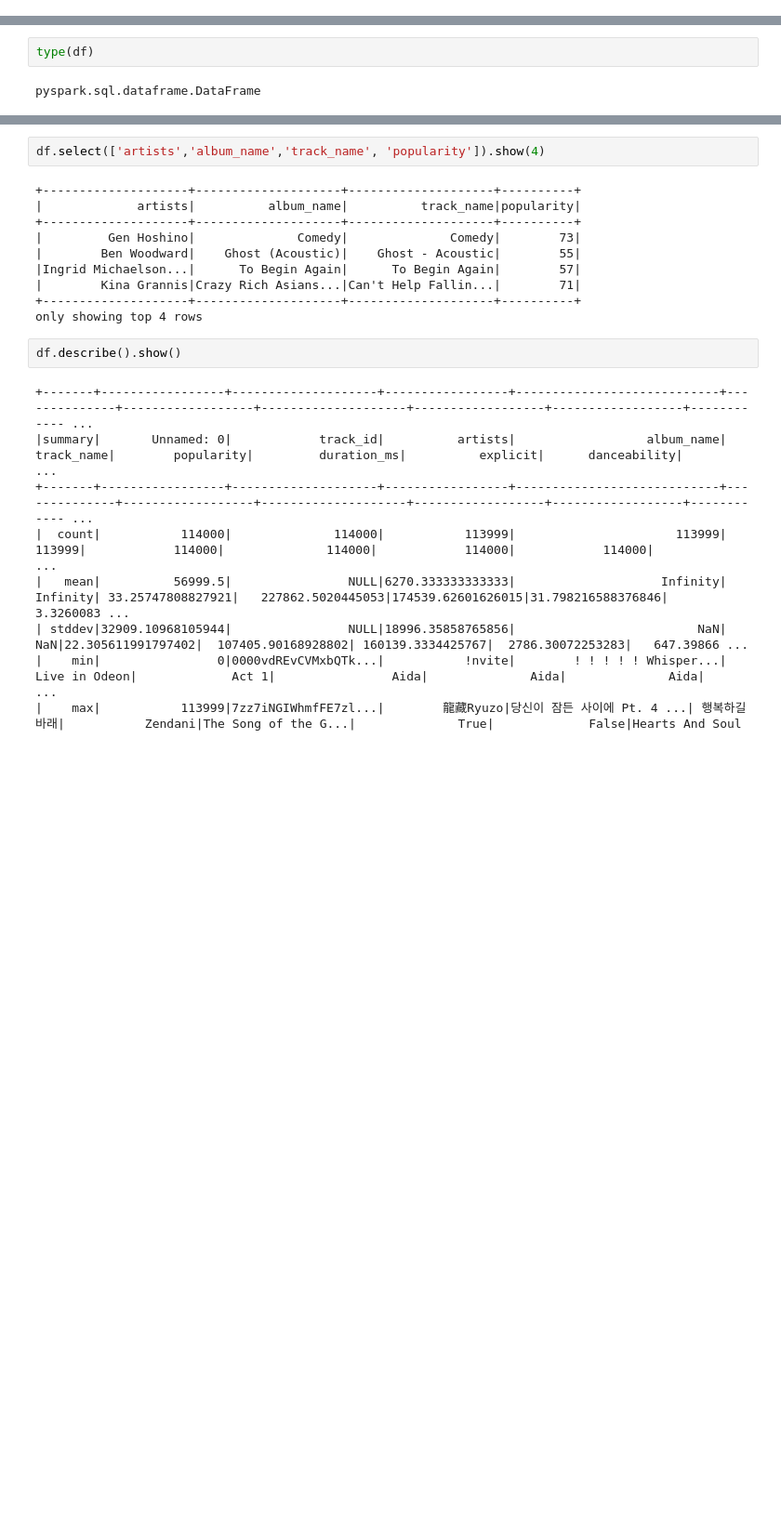
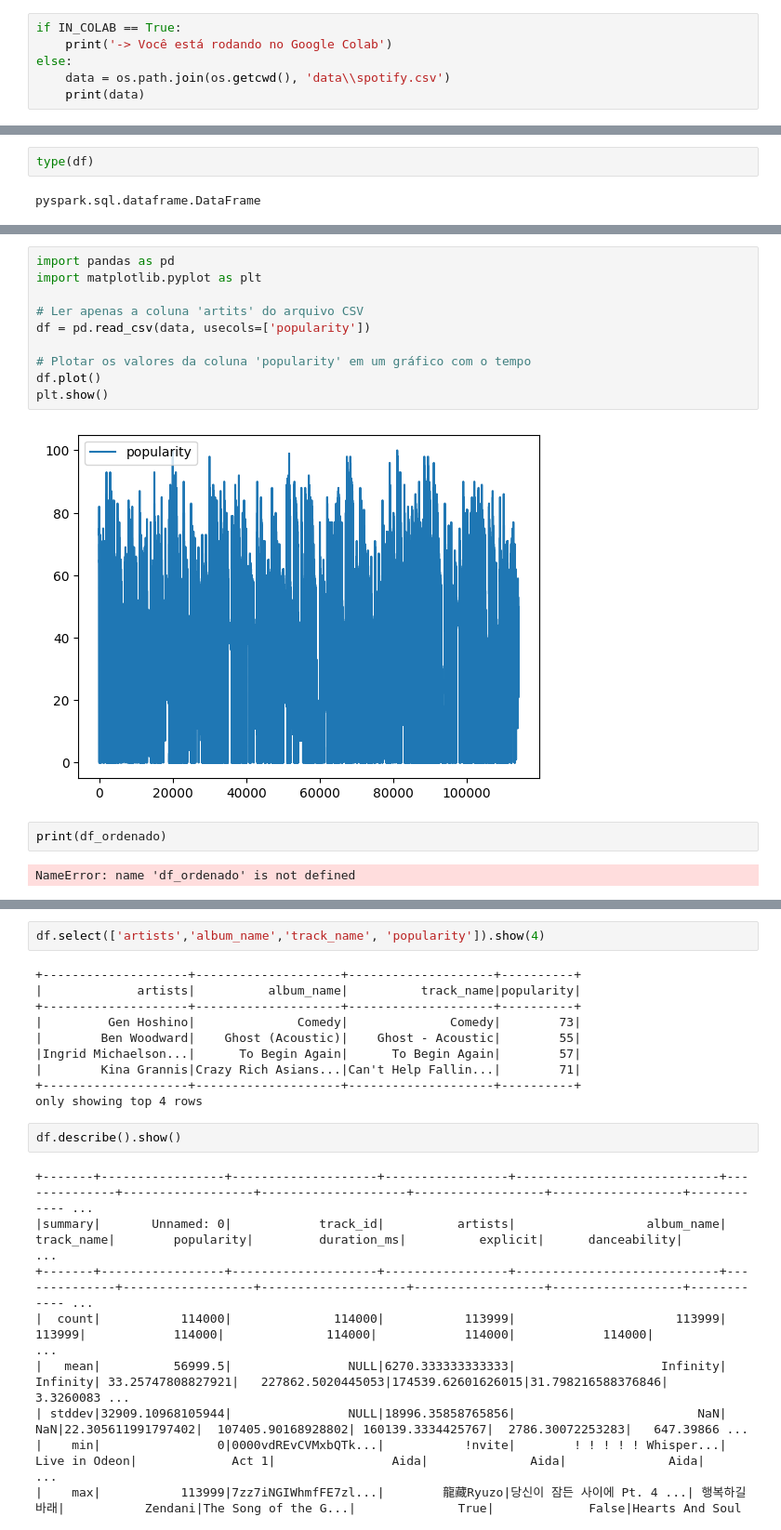
Before and after one commit to santoguiia/SpotPySpark, a Jupyter notebook: Desafio_Spotify.ipynb, the cells around one changed output, grey strips where cells are left out. Shown at 93% size. Saved outputs shown, nothing was run; the diff lists cells and outputs as text; blank space fills up the shorter version.

```diff
--- a/Desafio_Spotify.ipynb
+++ b/Desafio_Spotify.ipynb
@@ -97,0 +111,6 @@ only showing top 20 rows
+# %%
+if IN_COLAB == True:
+    print('-> Você está rodando no Google Colab')
+else:
+    data = os.path.join(os.getcwd(), 'data\\spotify.csv')
+    print(data)
@@ -201,0 +270,16 @@ only showing top 3 rows
+# %%
+import pandas as pd
+import matplotlib.pyplot as plt
+
+# Ler apenas a coluna 'artits' do arquivo CSV
+df = pd.read_csv(data, usecols=['popularity'])
+
+# Plotar os valores da coluna 'popularity' em um gráfico com o tempo
+df.plot()
+plt.show()
+# %% [output]
+[figure, added]
+# %%
+print(df_ordenado)
+# %% [output]
+NameError: name 'df_ordenado' is not defined
```
Also changed, not shown: parts of 60 cells of this notebook, 1 other file.
